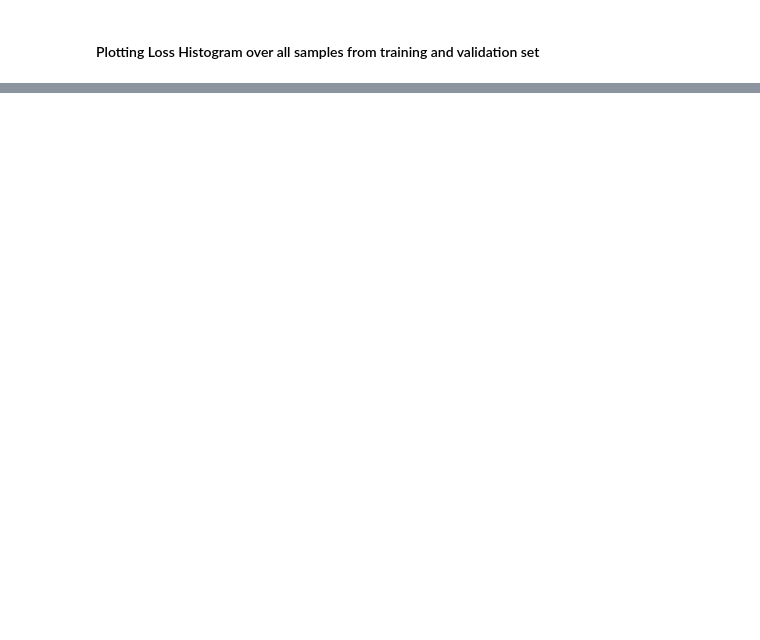
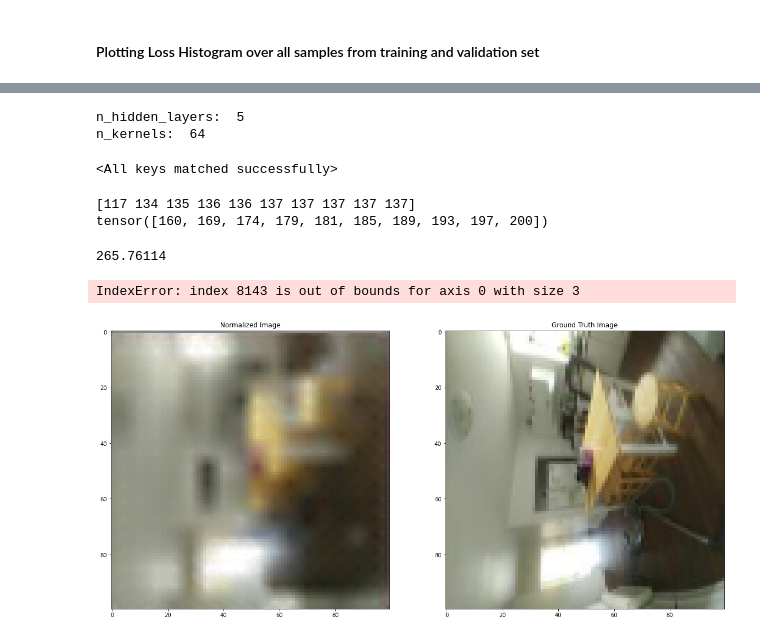
Before and after one commit to Massive-Rabbit-8223/Image_inpainting, a Jupyter notebook: model_analysis.ipynb, the cells around one changed output, grey strips where cells are left out. Cells and saved outputs as stored; diff of their text form; code cells hidden in the pictures; blank space fills up the shorter version.

```diff
--- a/model_analysis.ipynb
+++ b/model_analysis.ipynb
@@ -208,0 +442,33 @@ Text(0.5, 1.0, 'Target Image')
+# %%
+model = SimpleCNN(6, 5, 64, 3)
+# %% [output]
+n_hidden_layers:  5
+n_kernels:  64
+# %%
+model.load_state_dict(torch.load(os.path.abspath(r"../../ImageInpaintingExperiments/Submission_08/model.pth")))
+# %% [output]
+<All keys matched successfully>
+# %%
+
+
+device = "cpu"
+predictions_list, image_list = create_test_predictions(
+        model=model,
+        device=device,
+        test_dataset=val_dataset
+    )
+# %%
+pred_target = predictions_list[idx]
+target = val_dataset.targets[idx]
+pred_image = image_list[idx]
+target_image = val_dataset.images[idx]
+# %%
+print(pred_target[:10])
+im = val_dataset.images[idx]
+denorm_im = (im*255).long()
+k = val_dataset.known_pixels[idx]
+target = denorm_im[k < 1]
+print(target[:10])
+# %% [output]
+[117 134 135 136 136 137 137 137 137 137]
+tensor([160, 169, 174, 179, 181, 185, 189, 193, 197, 200])
@@ -208,0 +477,21 @@ Text(0.5, 1.0, 'Target Image')
+# %%
+maxi
+# %% [output]
+265.76114
+# %%
+pred_image[maxi]
+# %% [output]
+IndexError: index 8143 is out of bounds for axis 0 with size 3
+# %%
+fig, axs = plt.subplots(1,2, figsize=(20,20))
+
+axs[0].imshow(np.moveaxis(np.clip(pred_image, 0, 255).astype(np.uint8), 0, -1))
+axs[0].set_title("Normalized Image")
+
+axs[1].imshow(torch.moveaxis(target_image, 0, -1))
+axs[1].set_title("Ground Truth Image")
+
+
+plt.show()
+# %% [output]
+[figure, added]
```
Also changed, not shown: parts of 35 cells of this notebook, 6 other files.
